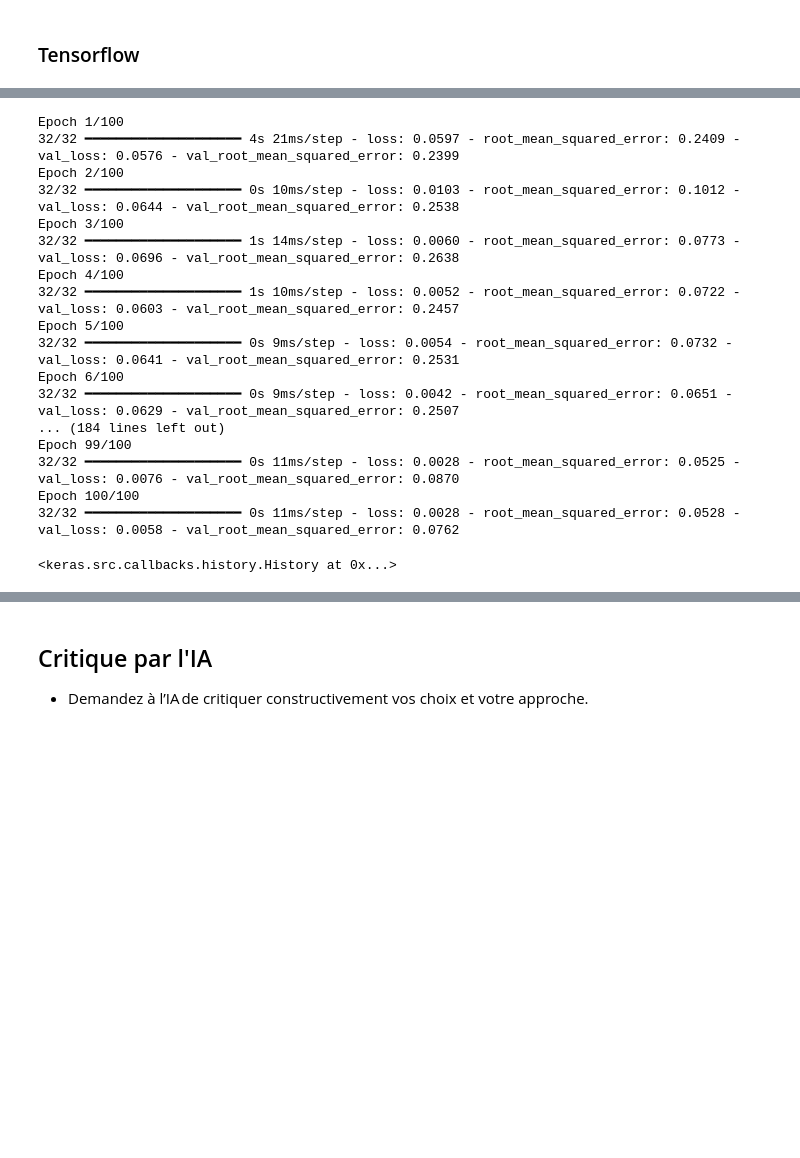
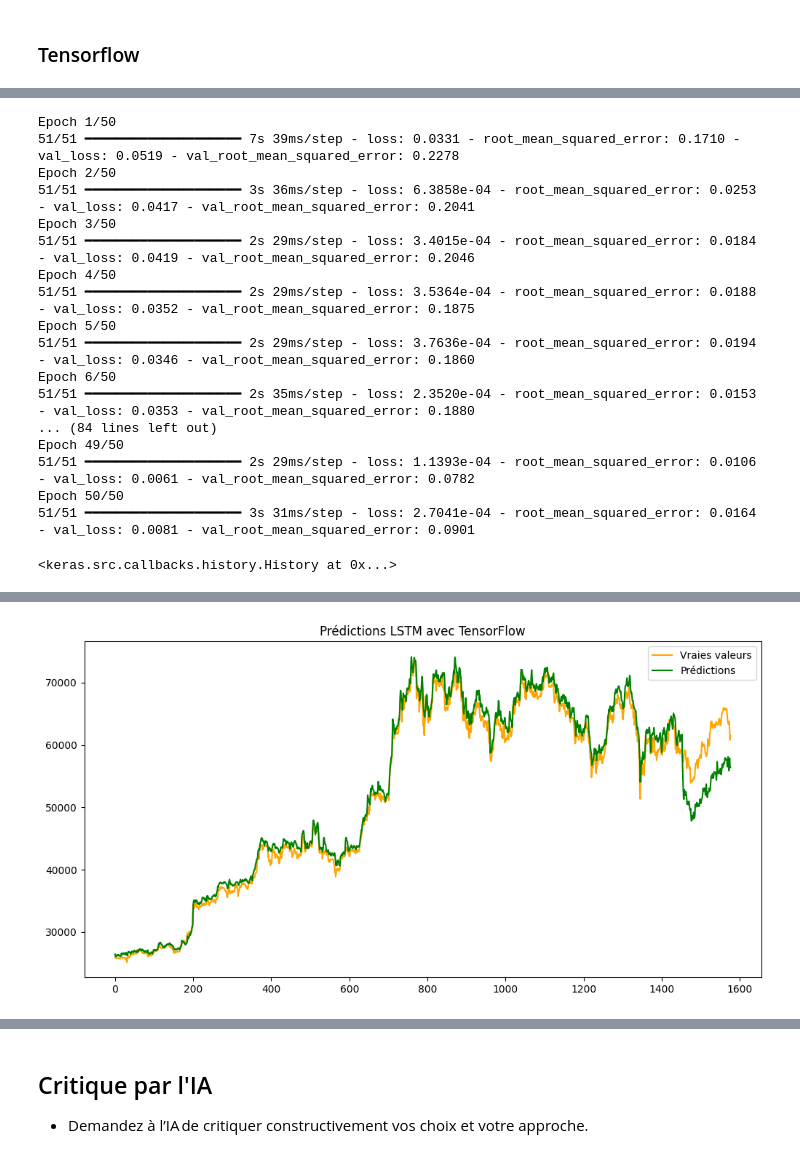
Before and after one commit to Jadorlo/Projet_ml, a Jupyter notebook: notebook/projet_ml_LUNEL_DJAREDDIR_G19.ipynb, the cells around one changed output, grey strips where cells are left out. Saved outputs shown, nothing was run; the diff lists cells and outputs as text; code cells hidden in the pictures; blank space fills up the shorter version.

```diff
--- a/notebook/projet_ml_LUNEL_DJAREDDIR_G19.ipynb
+++ b/notebook/projet_ml_LUNEL_DJAREDDIR_G19.ipynb
@@ -421,12 +462,13 @@ from tensorflow.keras.metrics import RootMeanSquaredError
 from tensorflow.keras.optimizers import Adam
 from tensorflow.keras.models import load_model
 # %%
-df_traite = pd.read_csv('..\data\dataset_v1.csv')
+df_traite = pd.read_csv('..\data\dataset_v1_6h.csv')
 
 # Colonnes utilisées comme entrées (features)
 feature_columns = [
     'Open_price', 'High_price', 'Low_price', 'Volume', 'Quote_volume',
     'Nb_trades', 'Taker_buy_base_volume', 'Taker_buy_quote_volume',
+    '0-6h', '6-12h', '12-18h', '18-23h',
     'lundi', 'mardi', 'mercredi', 'jeudi', 'vendredi', 'samedi', 'dimanche',
     'janvier', 'fevrier', 'mars', 'avril', 'mai', 'juin', 'juillet', 'aout',
     'septembre', 'octobre', 'novembre', 'decembre'
@@ -452,7 +494,7 @@ def create_sequences(X, y, sequence_length):
         targets.append(y[i + sequence_length])
     return np.array(sequences), np.array(targets)
 
-sequence_length = 10
+sequence_length = 28
 X_seq, y_seq = create_sequences(X, y, sequence_length)
 
 # Division chronologique en train/test
@@ -507,27 +538,44 @@ Model: "sequential_2"
 # Entraînement
 model.fit(
     X_train, y_train,
-    validation_split=0.2,  # Utiliser 10% des données d'entraînement pour validation
-    epochs=100,
+    validation_split=0.1,  # Utiliser 10% des données d'entraînement pour validation
+    epochs=50,
     callbacks = [cp],
-    batch_size=10,
+    batch_size=28,
     verbose=1)
 # %% [output]
-Epoch 1/100
-32/32 ━━━━━━━━━━━━━━━━━━━━ 4s 21ms/step - loss: 0.0597 - root_mean_squared_error: 0.2409 - val_loss: 0.0576 - val_root_mean_squared_error: 0.2399
-Epoch 2/100
-32/32 ━━━━━━━━━━━━━━━━━━━━ 0s 10ms/step - loss: 0.0103 - root_mean_squared_error: 0.1012 - val_loss: 0.0644 - val_root_mean_squared_error: 0.2538
-Epoch 3/100
-32/32 ━━━━━━━━━━━━━━━━━━━━ 1s 14ms/step - loss: 0.0060 - root_mean_squared_error: 0.0773 - val_loss: 0.0696 - val_root_mean_squared_error: 0.2638
-Epoch 4/100
-32/32 ━━━━━━━━━━━━━━━━━━━━ 1s 10ms/step - loss: 0.0052 - root_mean_squared_error: 0.0722 - val_loss: 0.0603 - val_root_mean_squared_error: 0.2457
-Epoch 5/100
-32/32 ━━━━━━━━━━━━━━━━━━━━ 0s 9ms/step - loss: 0.0054 - root_mean_squared_error: 0.0732 - val_loss: 0.0641 - val_root_mean_squared_error: 0.2531
-Epoch 6/100
-32/32 ━━━━━━━━━━━━━━━━━━━━ 0s 9ms/step - loss: 0.0042 - root_mean_squared_error: 0.0651 - val_loss: 0.0629 - val_root_mean_squared_error: 0.2507
-... (184 lines left out)
-Epoch 99/100
-32/32 ━━━━━━━━━━━━━━━━━━━━ 0s 11ms/step - loss: 0.0028 - root_mean_squared_error: 0.0525 - val_loss: 0.0076 - val_root_mean_squared_error: 0.0870
-Epoch 100/100
-32/32 ━━━━━━━━━━━━━━━━━━━━ 0s 11ms/step - loss: 0.0028 - root_mean_squared_error: 0.0528 - val_loss: 0.0058 - val_root_mean_squared_error: 0.0762
+Epoch 1/50
+51/51 ━━━━━━━━━━━━━━━━━━━━ 7s 39ms/step - loss: 0.0331 - root_mean_squared_error: 0.1710 - val_loss: 0.0519 - val_root_mean_squared_error: 0.2278
+Epoch 2/50
+51/51 ━━━━━━━━━━━━━━━━━━━━ 3s 36ms/step - loss: 6.3858e-04 - root_mean_squared_error: 0.0253 - val_loss: 0.0417 - val_root_mean_squared_error: 0.2041
+Epoch 3/50
+51/51 ━━━━━━━━━━━━━━━━━━━━ 2s 29ms/step - loss: 3.4015e-04 - root_mean_squared_error: 0.0184 - val_loss: 0.0419 - val_root_mean_squared_error: 0.2046
+Epoch 4/50
+51/51 ━━━━━━━━━━━━━━━━━━━━ 2s 29ms/step - loss: 3.5364e-04 - root_mean_squared_error: 0.0188 - val_loss: 0.0352 - val_root_mean_squared_error: 0.1875
+Epoch 5/50
+51/51 ━━━━━━━━━━━━━━━━━━━━ 2s 29ms/step - loss: 3.7636e-04 - root_mean_squared_error: 0.0194 - val_loss: 0.0346 - val_root_mean_squared_error: 0.1860
+Epoch 6/50
+51/51 ━━━━━━━━━━━━━━━━━━━━ 2s 35ms/step - loss: 2.3520e-04 - root_mean_squared_error: 0.0153 - val_loss: 0.0353 - val_root_mean_squared_error: 0.1880
+... (84 lines left out)
+Epoch 49/50
+51/51 ━━━━━━━━━━━━━━━━━━━━ 2s 29ms/step - loss: 1.1393e-04 - root_mean_squared_error: 0.0106 - val_loss: 0.0061 - val_root_mean_squared_error: 0.0782
+Epoch 50/50
+51/51 ━━━━━━━━━━━━━━━━━━━━ 3s 31ms/step - loss: 2.7041e-04 - root_mean_squared_error: 0.0164 - val_loss: 0.0081 - val_root_mean_squared_error: 0.0901
 <keras.src.callbacks.history.History at 0x...>
+# %%
+model = load_model('model3_6h.keras')
+# Évaluation sur l'ensemble de test
+y_pred_train = model.predict(X_train)
+
+# Dénormaliser les valeurs
+y_pred_train_rescaled = scaler_target.inverse_transform(y_pred_train)
+y_train_rescaled = scaler_target.inverse_transform(y_train)
+
+# Visualisation des résultats
+plt.figure(figsize=(12, 6))
+plt.plot(y_train_rescaled, label="Vraies valeurs", color="orange")
+plt.plot(y_pred_train_rescaled, label="Prédictions", color="green")
+plt.legend()
+plt.title("Prédictions LSTM avec TensorFlow")
+plt.show()
+# %% [output]
@@ -534 +583,2 @@ Epoch 100/100
+[figure, added]
 # %%
```
Also changed, not shown: parts of 14 cells of this notebook, 3 other files.
